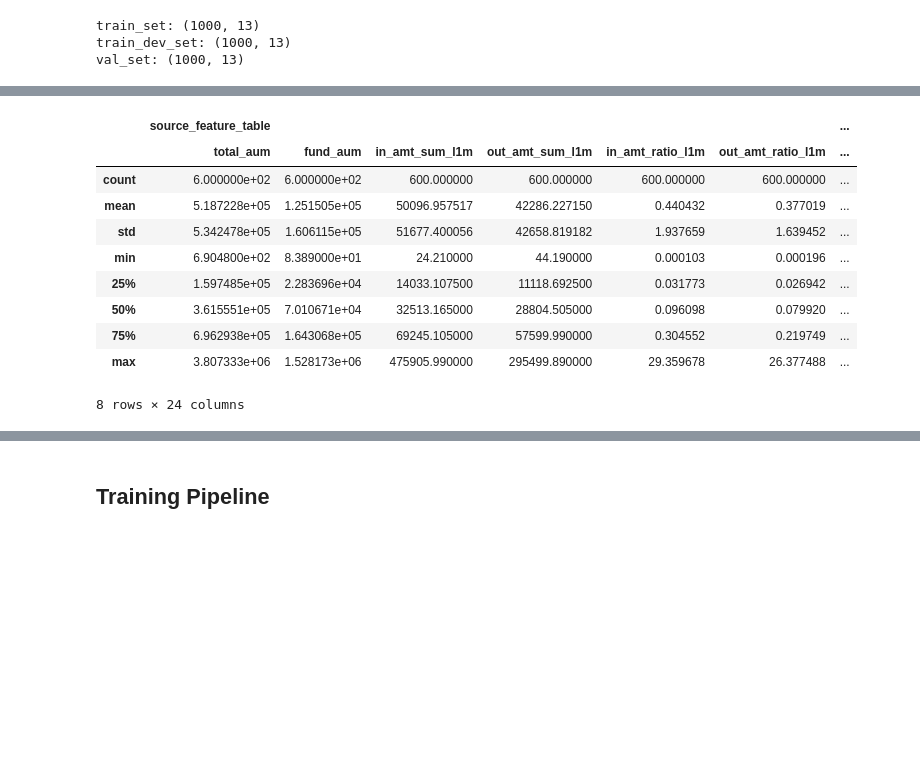
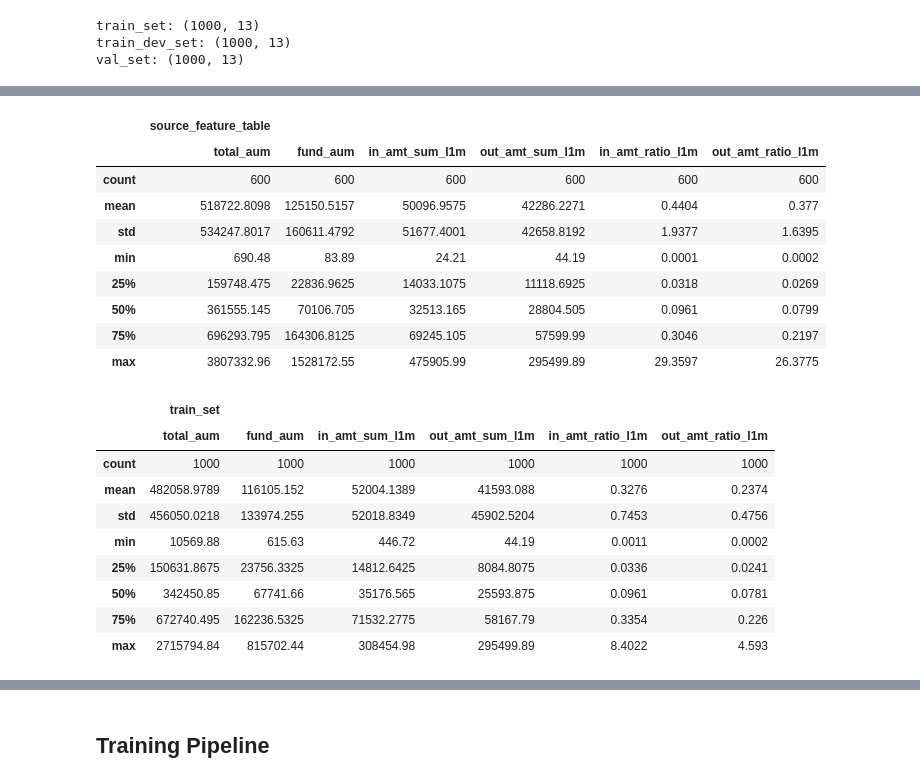
Before and after one commit to curtis-lu/recsys-demo, a Jupyter notebook: notebooks/inspect_artifacts.ipynb, the cells around one changed output, grey strips where cells are left out. Cells and saved outputs as stored; diff of their text form; code cells hidden in the pictures; blank space fills up the shorter version.

```diff
--- a/notebooks/inspect_artifacts.ipynb
+++ b/notebooks/inspect_artifacts.ipynb
@@ -1,3 +1,10 @@
+# %%
+import pandas as pd
+
+pd.set_option(
+    "display.float_format",
+    lambda x: f"{x:.4f}".rstrip("0").rstrip(".")
+)
 # %% [markdown]
 # Pipeline 產出物檢視
 
@@ -10,14 +17,14 @@ os.chdir(os.path.join(os.path.dirname(os.getcwd()) if os.path.basename(os.getcwd
 
 from recsys_tfb.core.config import ConfigLoader
 from recsys_tfb.core.catalog import DataCatalog
-from recsys_tfb.core.versioning import resolve_dataset_version
+from recsys_tfb.core.versioning import resolve_dataset_version, resolve_model_version
 
 config = ConfigLoader("conf", env="local")
 data_dir = Path("data")
 
 # 解析版本
 dataset_version = resolve_dataset_version(data_dir / "dataset", None)
-model_version = "best"
+model_version = resolve_model_version(data_dir / "models", None)
 
 try:
     params_inf = config.get_parameters_by_name("parameters_inference")
@@ -33,7 +40,12 @@ runtime_params = {
     "snap_date": snap_date,
 }
 
-catalog = DataCatalog(config.get_catalog_config(runtime_params=runtime_params))
+# 建立 catalog，model/preprocessor 透過 best symlink 讀取（與 __main__.py 一致）
+catalog_config = config.get_catalog_config(runtime_params=runtime_params)
+for entry_name in ("model", "preprocessor"):
+    if entry_name in catalog_config:
+        catalog_config[entry_name]["filepath"] = catalog_config[entry_name]["filepath"].replace(model_version, "best")
+catalog = DataCatalog(catalog_config)
 
 print(f"Dataset version: {dataset_version}")
 print(f"Model version: {model_version}")
@@ -205,3 +222,16 @@ for name in ["train_set", "train_dev_set", "val_set"]:
 train_set: (1000, 13)
 train_dev_set: (1000, 13)
 val_set: (1000, 13)
+# %%
+"""檢視 split keys：sample_keys、train_keys、train_dev_keys、val_keys"""
+for name in ["sample_keys", "train_keys", "train_dev_keys", "val_keys"]:
+    if catalog.exists(name):
+        df = catalog.load(name)
+        print(f"{name}: {df.shape}")
+        print(f"  Columns: {list(df.columns)}")
+        print(f"  count cust_id: {df.cust_id.nunique()}")
+        print(f"  snap_date: {df.snap_date.unique()}")
+        display(df.head(5))
+    else:
+        print(f"{name} 不存在，請先執行 dataset pipeline。")
+    print()
@@ -208,26 +280,39 @@ val_set: (1000, 13)
 # %%
 """基本統計比較：數值特徵 describe() — splits vs source feature_table"""
 num_cols = ["total_aum", "fund_aum", "in_amt_sum_l1m", "out_amt_sum_l1m",
             "in_amt_ratio_l1m", "out_amt_ratio_l1m"]
 
 source_ft = catalog.load("feature_table")
-desc_parts = {"source_feature_table": source_ft[num_cols].describe()}
+
+desc_parts = pd.concat({"source_feature_table": source_ft[num_cols].describe()}, axis=1)
+display(desc_parts)
+
 for name, df in splits.items():
+    desc_parts = {}
     cols = [c for c in num_cols if c in df.columns]
     if cols:
         desc_parts[name] = df[cols].describe()
 
-combined = pd.concat(desc_parts, axis=1)
-display(combined)
+    desc_parts = pd.concat(desc_parts, axis=1)
+    display(desc_parts)
 # %% [output]
-|  | source_feature_table |  |  |  |  |  | ... |
-|  | total_aum | fund_aum | in_amt_sum_l1m | out_amt_sum_l1m | in_amt_ratio_l1m | out_amt_ratio_l1m | ... |
-| count | 6.000000e+02 | 6.000000e+02 | 600.000000 | 600.000000 | 600.000000 | 600.000000 | ... |
-| mean | 5.187228e+05 | 1.251505e+05 | 50096.957517 | 42286.227150 | 0.440432 | 0.377019 | ... |
-| std | 5.342478e+05 | 1.606115e+05 | 51677.400056 | 42658.819182 | 1.937659 | 1.639452 | ... |
-| min | 6.904800e+02 | 8.389000e+01 | 24.210000 | 44.190000 | 0.000103 | 0.000196 | ... |
-| 25% | 1.597485e+05 | 2.283696e+04 | 14033.107500 | 11118.692500 | 0.031773 | 0.026942 | ... |
-| 50% | 3.615551e+05 | 7.010671e+04 | 32513.165000 | 28804.505000 | 0.096098 | 0.079920 | ... |
-| 75% | 6.962938e+05 | 1.643068e+05 | 69245.105000 | 57599.990000 | 0.304552 | 0.219749 | ... |
-| max | 3.807333e+06 | 1.528173e+06 | 475905.990000 | 295499.890000 | 29.359678 | 26.377488 | ... |
+|  | source_feature_table |  |  |  |  |  |
+|  | total_aum | fund_aum | in_amt_sum_l1m | out_amt_sum_l1m | in_amt_ratio_l1m | out_amt_ratio_l1m |
+| count | 600 | 600 | 600 | 600 | 600 | 600 |
+| mean | 518722.8098 | 125150.5157 | 50096.9575 | 42286.2271 | 0.4404 | 0.377 |
+| std | 534247.8017 | 160611.4792 | 51677.4001 | 42658.8192 | 1.9377 | 1.6395 |
+| min | 690.48 | 83.89 | 24.21 | 44.19 | 0.0001 | 0.0002 |
+| 25% | 159748.475 | 22836.9625 | 14033.1075 | 11118.6925 | 0.0318 | 0.0269 |
+| 50% | 361555.145 | 70106.705 | 32513.165 | 28804.505 | 0.0961 | 0.0799 |
+| 75% | 696293.795 | 164306.8125 | 69245.105 | 57599.99 | 0.3046 | 0.2197 |
+| max | 3807332.96 | 1528172.55 | 475905.99 | 295499.89 | 29.3597 | 26.3775 |
-8 rows × 24 columns
+|  | train_set |  |  |  |  |  |
+|  | total_aum | fund_aum | in_amt_sum_l1m | out_amt_sum_l1m | in_amt_ratio_l1m | out_amt_ratio_l1m |
+| count | 1000 | 1000 | 1000 | 1000 | 1000 | 1000 |
+| mean | 482058.9789 | 116105.152 | 52004.1389 | 41593.088 | 0.3276 | 0.2374 |
+| std | 456050.0218 | 133974.255 | 52018.8349 | 45902.5204 | 0.7453 | 0.4756 |
+| min | 10569.88 | 615.63 | 446.72 | 44.19 | 0.0011 | 0.0002 |
+| 25% | 150631.8675 | 23756.3325 | 14812.6425 | 8084.8075 | 0.0336 | 0.0241 |
+| 50% | 342450.85 | 67741.66 | 35176.565 | 25593.875 | 0.0961 | 0.0781 |
+| 75% | 672740.495 | 162236.5325 | 71532.2775 | 58167.79 | 0.3354 | 0.226 |
+| max | 2715794.84 | 815702.44 | 308454.98 | 295499.89 | 8.4022 | 4.593 |
```
Also changed, not shown: parts of 10 cells of this notebook, 39 other files.
